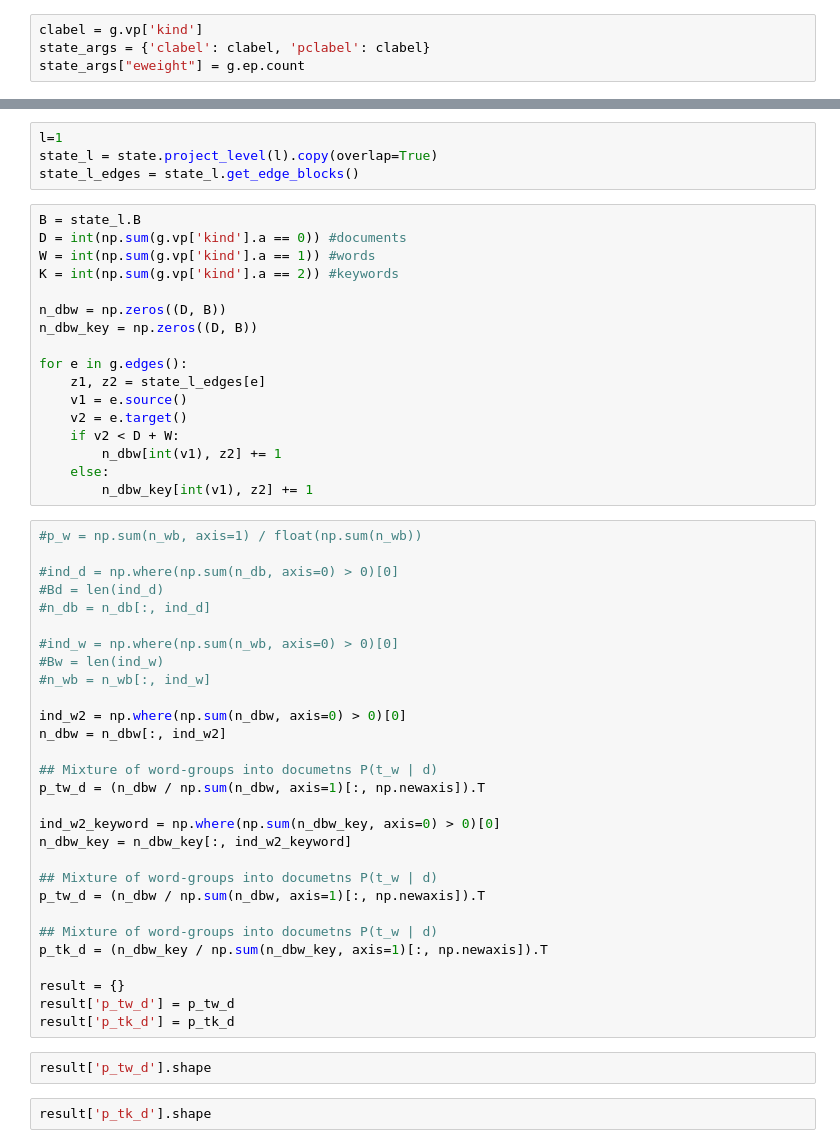
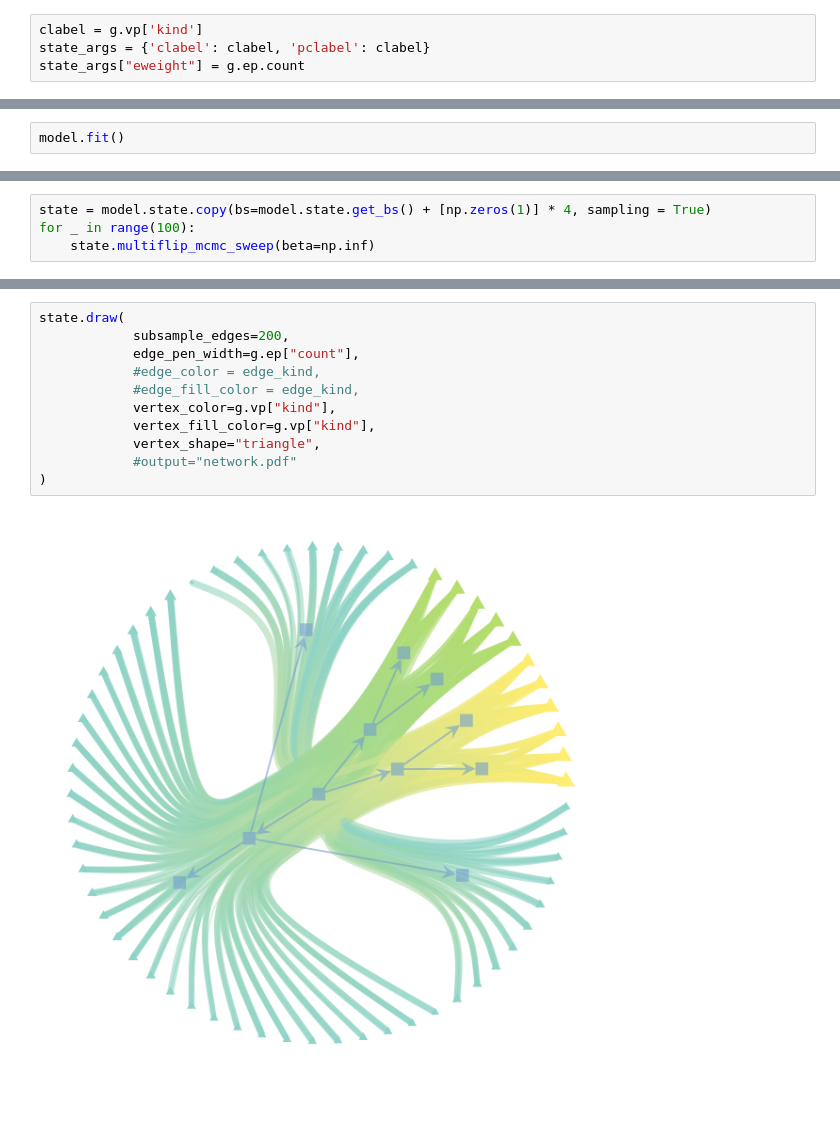
Before and after one commit to fvalle1/nsbm, a Jupyter notebook: triSBM.ipynb, the cells around one changed output, grey strips where cells are left out. Drawn from its saved outputs; the diff is of its cells as text; blank space fills up the shorter version.

Commit message:
clean and draw

```diff
--- a/triSBM.ipynb
+++ b/triSBM.ipynb
@@ -63,0 +74,2 @@ state = model.state.copy(bs=state.get_bs() + [np.zeros(1)] * 4, sampling = True)
+# %%
+model.fit()
@@ -66 +98,5 @@ model.draw()
+# %%
+state = model.state.copy(bs=model.state.get_bs() + [np.zeros(1)] * 4, sampling = True)
+for _ in range(100):
+    state.multiflip_mcmc_sweep(beta=np.inf)
 # %%
@@ -76,54 +106,13 @@ state.draw(subsample_edges=5000,
-# %%
-l=1
-state_l = state.project_level(l).copy(overlap=True)
-state_l_edges = state_l.get_edge_blocks()
-# %%
-B = state_l.B
-D = int(np.sum(g.vp['kind'].a == 0)) #documents
-W = int(np.sum(g.vp['kind'].a == 1)) #words
-K = int(np.sum(g.vp['kind'].a == 2)) #keywords
-
-n_dbw = np.zeros((D, B))
-n_dbw_key = np.zeros((D, B))
-
-for e in g.edges():
-    z1, z2 = state_l_edges[e]
-    v1 = e.source()
-    v2 = e.target()
-    if v2 < D + W:
-        n_dbw[int(v1), z2] += 1
-    else:
-        n_dbw_key[int(v1), z2] += 1
-# %%
-#p_w = np.sum(n_wb, axis=1) / float(np.sum(n_wb))
-
-#ind_d = np.where(np.sum(n_db, axis=0) > 0)[0]
-#Bd = len(ind_d)
-#n_db = n_db[:, ind_d]
-
-#ind_w = np.where(np.sum(n_wb, axis=0) > 0)[0]
-#Bw = len(ind_w)
-#n_wb = n_wb[:, ind_w]
-
-ind_w2 = np.where(np.sum(n_dbw, axis=0) > 0)[0]
-n_dbw = n_dbw[:, ind_w2]
-
-## Mixture of word-groups into documetns P(t_w | d)
-p_tw_d = (n_dbw / np.sum(n_dbw, axis=1)[:, np.newaxis]).T
-
-ind_w2_keyword = np.where(np.sum(n_dbw_key, axis=0) > 0)[0]
-n_dbw_key = n_dbw_key[:, ind_w2_keyword]
-
-## Mixture of word-groups into documetns P(t_w | d)
-p_tw_d = (n_dbw / np.sum(n_dbw, axis=1)[:, np.newaxis]).T
-
-## Mixture of word-groups into documetns P(t_w | d)
-p_tk_d = (n_dbw_key / np.sum(n_dbw_key, axis=1)[:, np.newaxis]).T
-
-result = {}
-result['p_tw_d'] = p_tw_d
-result['p_tk_d'] = p_tk_d
-# %%
-result['p_tw_d'].shape
-# %%
-result['p_tk_d'].shape
+# %%
+state.draw(
+            subsample_edges=200,
+            edge_pen_width=g.ep["count"],
+            #edge_color = edge_kind,
+            #edge_fill_color = edge_kind,
+            vertex_color=g.vp["kind"],
+            vertex_fill_color=g.vp["kind"],
+            vertex_shape="triangle",
+            #output="network.pdf"
+)
+# %% [output]
+[figure, added]
```
Also changed, not shown: parts of 13 cells of this notebook.
